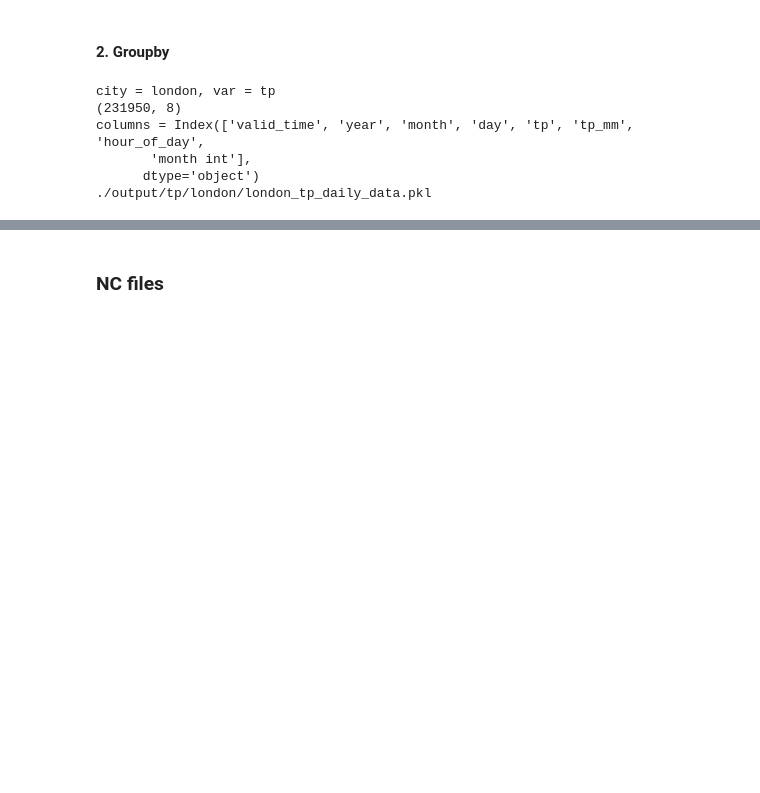
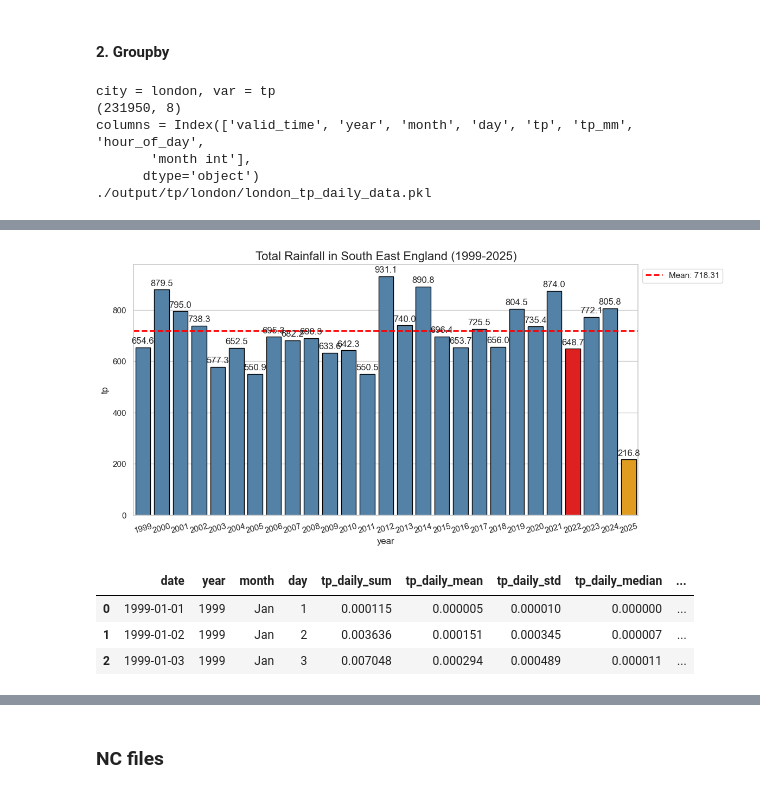
Before and after one commit to pacoraggio/London-Rainfall, a Jupyter notebook: ERA5_data_transformation.ipynb, the cells around one changed output, grey strips where cells are left out. Drawn from its saved outputs; the diff is of its cells as text; code cells hidden in the pictures; blank space fills up the shorter version.

```diff
--- a/ERA5_data_transformation.ipynb
+++ b/ERA5_data_transformation.ipynb
@@ -571,0 +955,27 @@ Index(['date', 'year', 'month', 'day', 'tp_daily_sum', 'tp_daily_mean',
+# %%
+from src.data_plotting import plot_rainfall
+
+df_plot = (df_tp_daily
+ .groupby(['year'], observed = True)
+ .agg(
+     tp = ('tp_mm_daily_sum', 'sum'),
+     tp_daily_mean = ('tp_mm_daily_sum', 'mean')
+ ).reset_index()
+)
+
+plot_rainfall(
+    df_plot,
+    start_year=1999,
+    latest_year=2025,
+    feature = 'tp',
+    rotation_x_label=15
+)
+# %% [output]
+[figure, added]
+# %%
+df_tp_daily.head(3)
+# %% [output]
+|  | date | year | month | day | tp_daily_sum | tp_daily_mean | tp_daily_std | tp_daily_median | ... |
+| 0 | 1999-01-01 | 1999 | Jan | 1 | 0.000115 | 0.000005 | 0.000010 | 0.000000 | ... |
+| 1 | 1999-01-02 | 1999 | Jan | 2 | 0.003636 | 0.000151 | 0.000345 | 0.000007 | ... |
+| 2 | 1999-01-03 | 1999 | Jan | 3 | 0.007048 | 0.000294 | 0.000489 | 0.000011 | ... |
```
Also changed, not shown: parts of 56 cells of this notebook, 5 other files.
